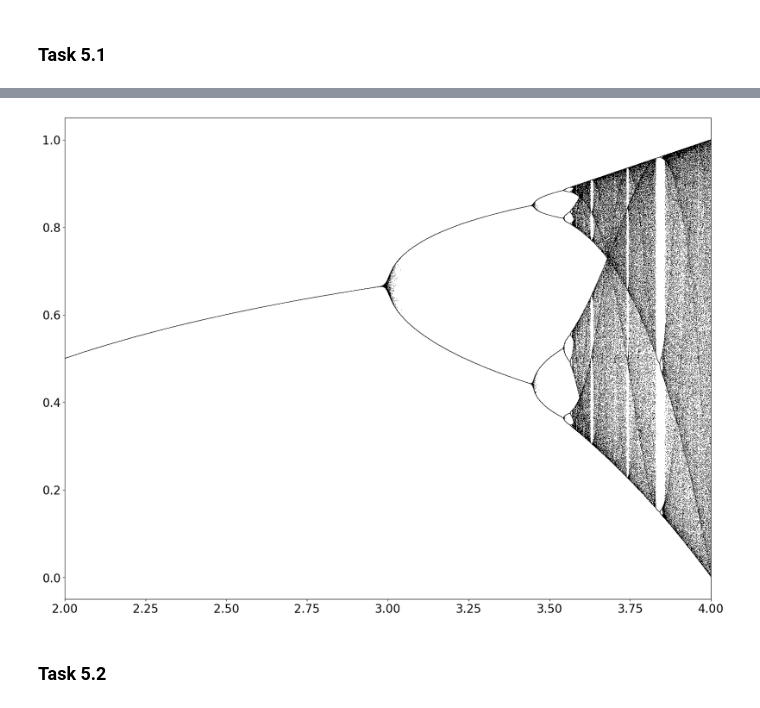
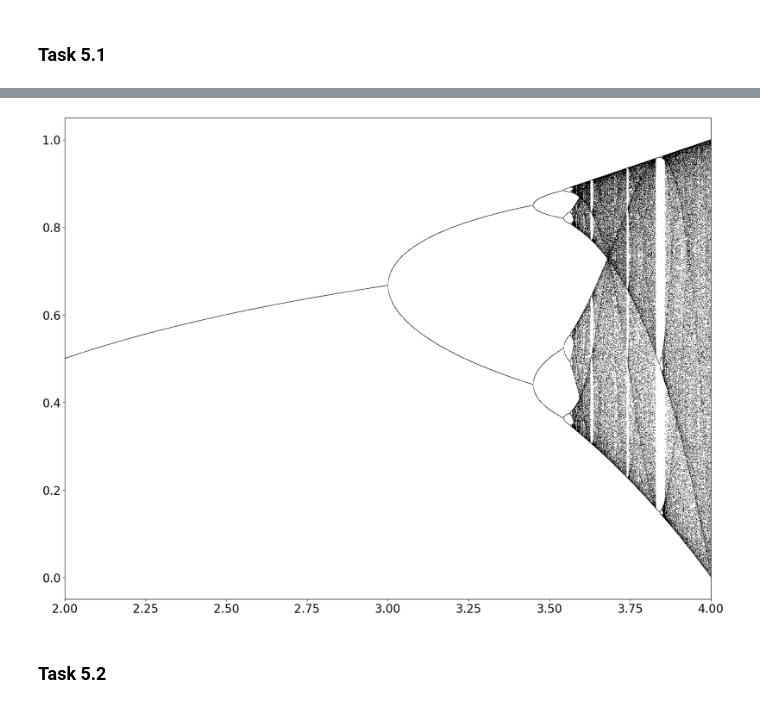
Before and after one commit to hasaki77/hppl, a Jupyter notebook: HW_5_Parallel_bifurcation_and_spectrogram.ipynb, the cells around one changed output, grey strips where cells are left out. Drawn from its saved outputs; the diff is of its cells as text; code cells hidden in the pictures.

```diff
--- a/HW_5_Parallel_bifurcation_and_spectrogram.ipynb
+++ b/HW_5_Parallel_bifurcation_and_spectrogram.ipynb
@@ -43,3 +45,14 @@ def bifurcation_map(r, m: int=1, n: int=1):
                 Y[i, 0] = logistic_map_step(Y[i, 0], r[i])
 
     return Y
+
+def parallel_bifurcation_map(r_params):
+    global m, n
+    Y = np.zeros(m)
+    Y[0] = np.random.random()
+    for j in range(m+n-1):
+        if j >= n:
+            Y[j-n+1] = logistic_map_step(Y[j-n], r_params)
+        else:
+            Y[0] = logistic_map_step(Y[0], r_params)
+    return Y
@@ -51,6 +58,0 @@ array([0.5173167 , 0.61125542, 0.95044798, ..., 0.57622603, 0.86338565,
-# %%
-size = 1000001
-r = np.linspace(1, 4, size)
-Y = np.random.uniform(0, 1, size)
-with Pool(processes=1) as pool:
-    results = pool.starmap(func=logistic_map_step, iterable=zip(Y, r))
@@ -56,0 +61,5 @@ with Pool(processes=1) as pool:
+# %%
+size = 10001
+m=100
+n=5000
+r_params = np.linspace(1, 4, size)
@@ -104,17 +84,15 @@ process2.join()
 # %%
-r_params = np.linspace(1, 4, 1000001)
-Y = bifurcation_map(
-    r=r_params,
-    m=1,
-    n=200,
-)
+with Pool(processes=2) as pool:
+    Y = pool.map(func=parallel_bifurcation_map, iterable=r_params)
+
 fig = plt.figure(figsize=[20, 15], )
+
 plt.plot(r_params, Y, ls='', marker=',', color='black')
 plt.xlim([2, 4])
 plt.xticks(fontsize=20)
 plt.yticks(fontsize=20)
 plt.show()
 # %% [output]
-[figure, old version]
+[figure, new version]
 # %% [markdown]
 ### Task 5.2
```
Also changed, not shown: parts of 32 cells of this notebook.
